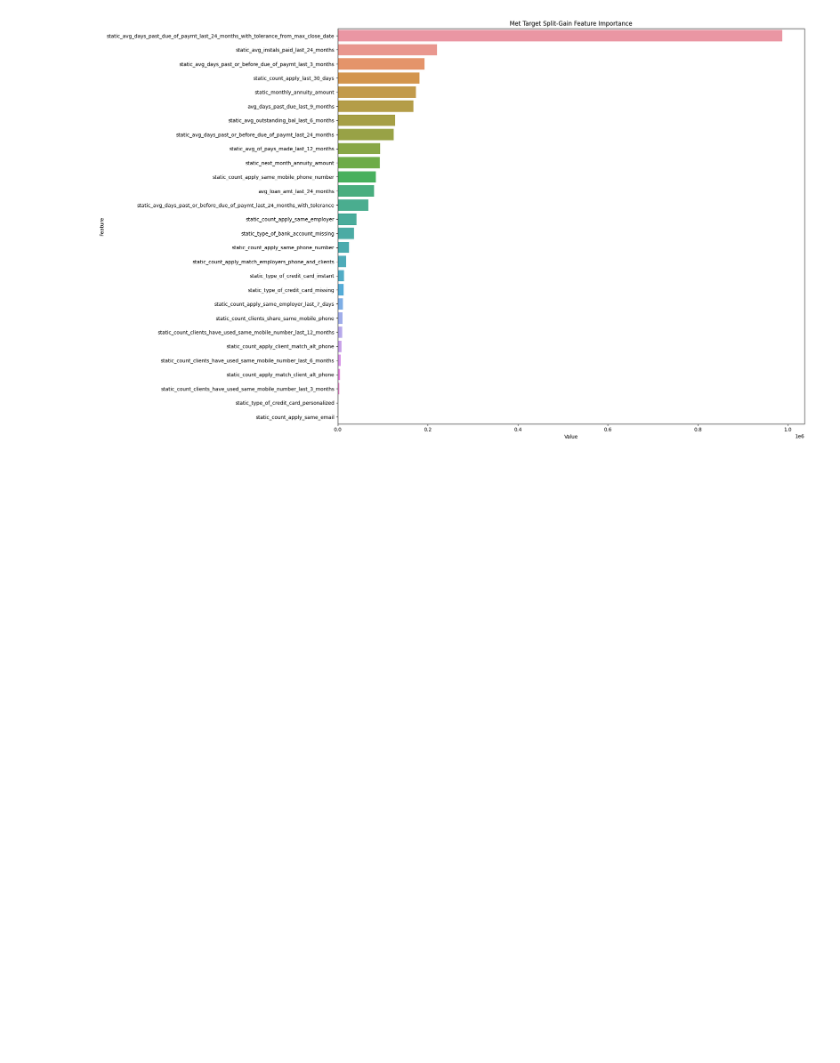
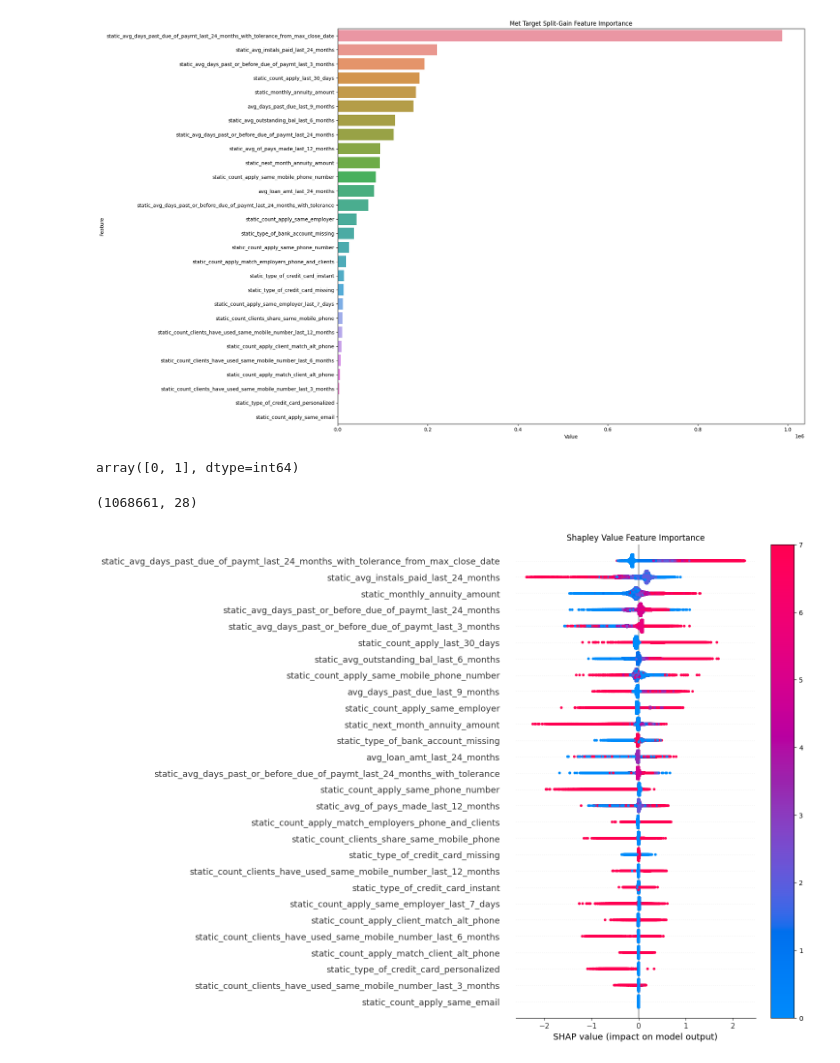
Before and after one commit to nathandxn/analysis_credit_risk_model, a Jupyter notebook: notebooks/analysis_credit_risk_model_stability.ipynb, the cells around one changed output. Saved outputs shown, nothing was run; the diff lists cells and outputs as text; code cells hidden in the pictures; blank space fills up the shorter version.

```diff
--- a/notebooks/analysis_credit_risk_model_stability.ipynb
+++ b/notebooks/analysis_credit_risk_model_stability.ipynb
@@ -287,3 +287,35 @@ plot_feature_importance(
 )
 # %% [output]
 [figure]
+# %%
+# computing shapley values
+
+explainer_is_default = shap.TreeExplainer(is_default_classifier)
+shap_values_is_default = explainer_is_default.shap_values(transformed_df)
+# %%
+is_default_classifier.classes_
+# %% [output]
+array([0, 1], dtype=int64)
+# %%
+shap_values_is_default.shape
+# %% [output]
+(1068661, 28)
+# %%
+# The Shapley value is the average expected marginal contribution of one feature value after all possible combinations have
+# been considered. Shapley feature importance is calculated by taking the average absolute Shapley values per feature across
+# the data
+
+# this shapley chart is going to reverse the order because it takes the order of the classes in the .classes_ array (0 will be first)
+
+plt.title("Shapley Value Feature Importance")
+shap.summary_plot(
+    shap_values_is_default,
+    transformed_df,
+    max_display = 30,
+    title = "Shapley Feature Importance",
+    show=False, color_bar=False,
+    )
+plt.colorbar()
+plt.show()
+# %% [output]
+[figure, added]
```
Also changed, not shown: parts of 3 cells of this notebook.
